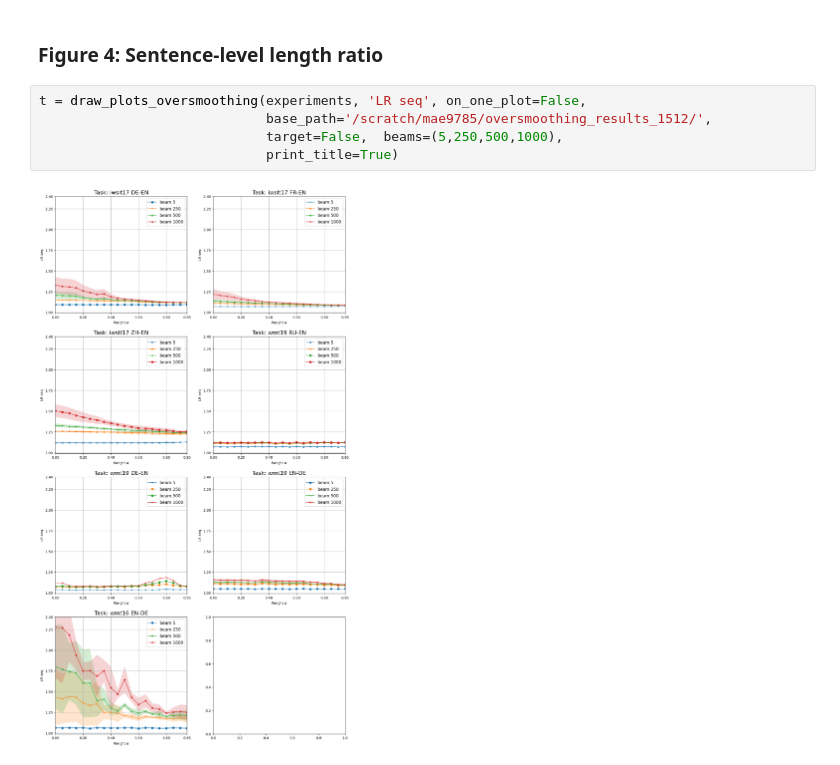
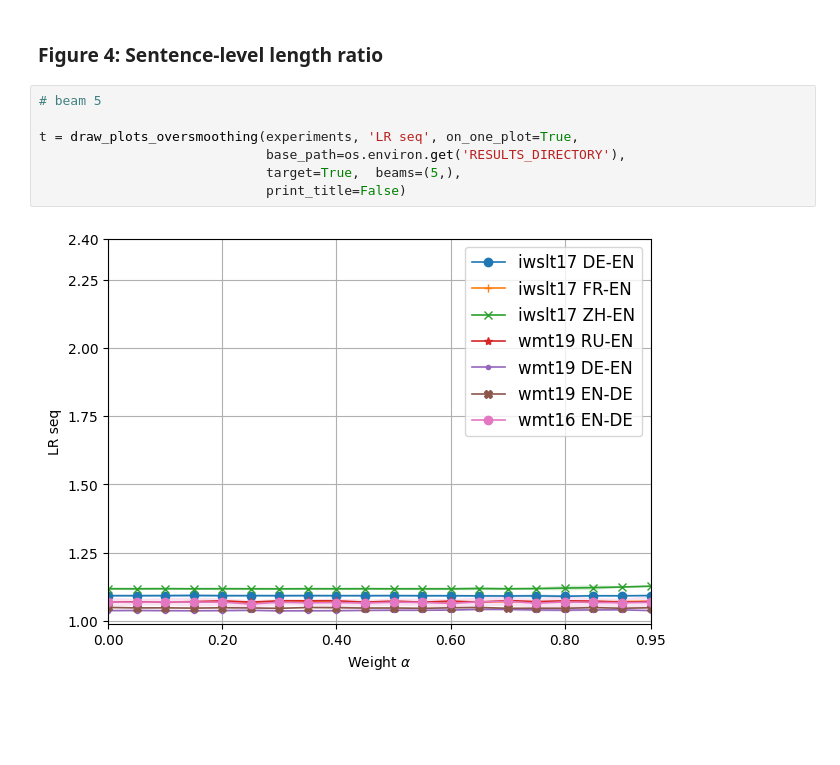
Before and after one commit to uralik/oversmoothing_rate, a Jupyter notebook: experiments.ipynb, the cells around one changed output. Drawn from its saved outputs; the diff is of its cells as text; blank space fills up the shorter version.

```diff
--- a/experiments.ipynb
+++ b/experiments.ipynb
@@ -306,9 +307,11 @@ t = draw_plots_oversmoothing(experiments, 'PPL', on_one_plot=True,
 # %% [markdown]
 ### Figure 4: Sentence-level length ratio
 # %%
-t = draw_plots_oversmoothing(experiments, 'LR seq', on_one_plot=False,
-                             base_path='/scratch/mae9785/oversmoothing_results_1512/',
-                             target=False,  beams=(5,250,500,1000),
-                             print_title=True)
+# beam 5
+
+t = draw_plots_oversmoothing(experiments, 'LR seq', on_one_plot=True,
+                             base_path=os.environ.get('RESULTS_DIRECTORY'),
+                             target=True,  beams=(5,),
+                             print_title=False)
 # %% [output]
-[figure, old version]
+[figure, new version]
```
Also changed, not shown: parts of 17 cells of this notebook, 7 other files.
